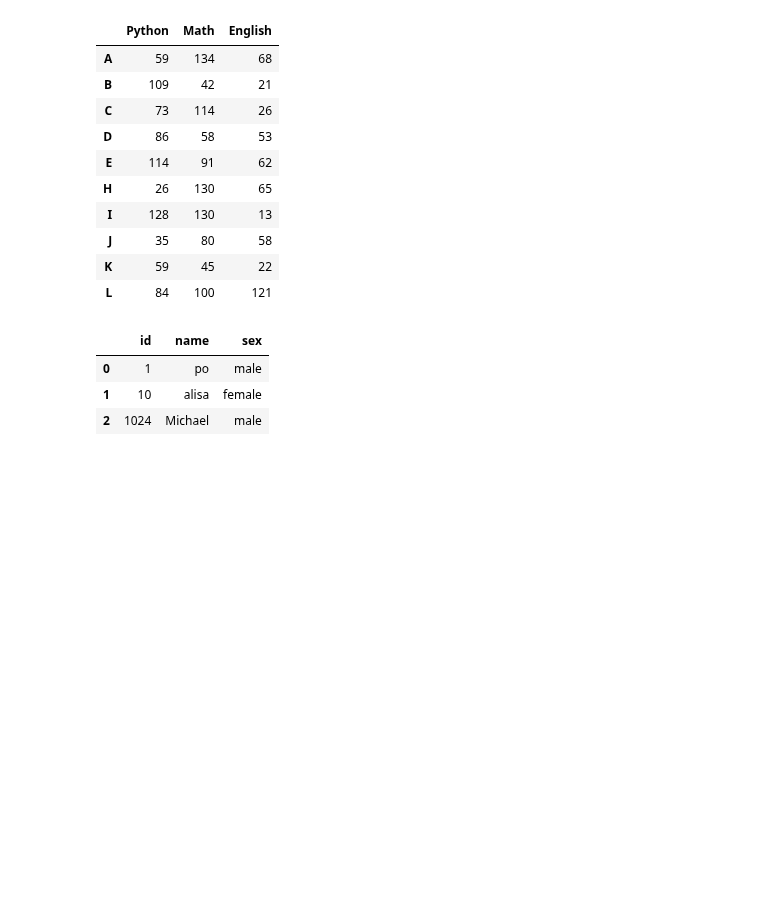
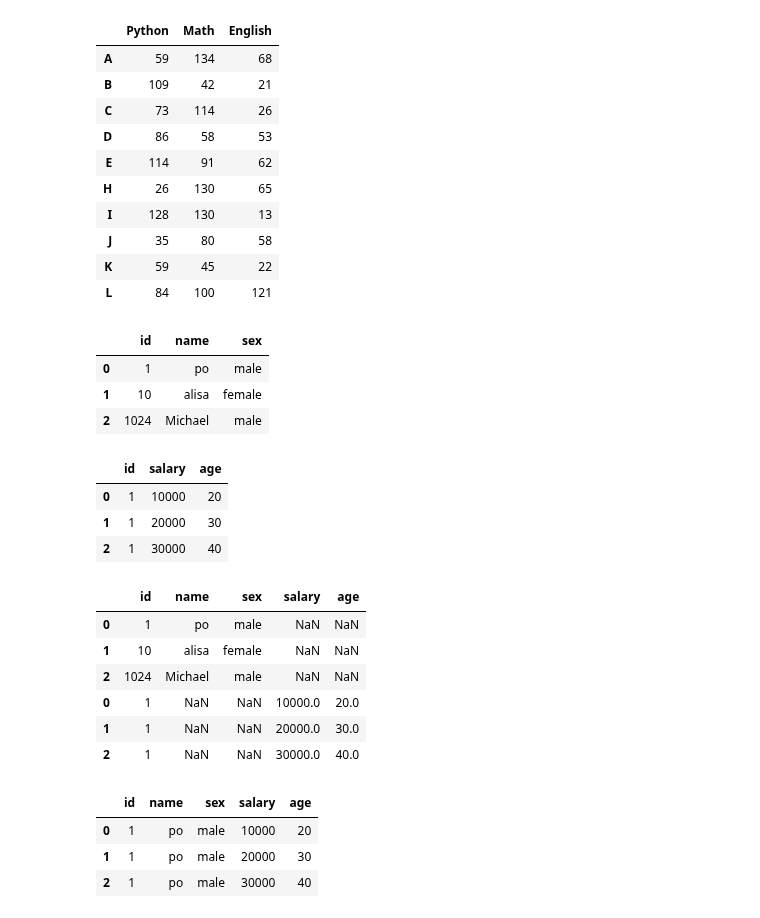
Before and after one commit to TinyHandsome/BookStudy, a Jupyter notebook: python_projects/2-千峰数据分析/7-pandas.ipynb, the cells around one changed output. Cells and saved outputs as stored; diff of their text form; code cells hidden in the pictures; blank space fills up the shorter version.

```diff
--- a/python_projects/2-千峰数据分析/7-pandas.ipynb
+++ b/python_projects/2-千峰数据分析/7-pandas.ipynb
@@ -1596,11 +1596,37 @@ df1.append(df2)
 | K | 59 | 45 | 22 |
 | L | 84 | 100 | 121 |
 # %%
-df = DataFrame({'id': [1, 10, 1024], 'name': ['po', 'alisa', 'Michael'], 'sex': ['male', 'female', 'male']})
+df1 = DataFrame({'id': [1, 10, 1024], 'name': ['po', 'alisa', 'Michael'], 'sex': ['male', 'female', 'male']})
-# %%
-df
-# %% [output]
-|  | id | name | sex |
-| 0 | 1 | po | male |
-| 1 | 10 | alisa | female |
-| 2 | 1024 | Michael | male |
+# %%
+df1
+# %% [output]
+|  | id | name | sex |
+| 0 | 1 | po | male |
+| 1 | 10 | alisa | female |
+| 2 | 1024 | Michael | male |
+# %%
+df2 = DataFrame({'id': [1, 1, 1], 'salary': [10000, 20000, 30000], 'age': [20, 30, 40]})
+# %%
+df2
+# %% [output]
+|  | id | salary | age |
+| 0 | 1 | 10000 | 20 |
+| 1 | 1 | 20000 | 30 |
+| 2 | 1 | 30000 | 40 |
+# %%
+pd.concat([df1, df2])
+# %% [output]
+|  | id | name | sex | salary | age |
+| 0 | 1 | po | male | NaN | NaN |
+| 1 | 10 | alisa | female | NaN | NaN |
+| 2 | 1024 | Michael | male | NaN | NaN |
+| 0 | 1 | NaN | NaN | 10000.0 | 20.0 |
+| 1 | 1 | NaN | NaN | 20000.0 | 30.0 |
+| 2 | 1 | NaN | NaN | 30000.0 | 40.0 |
+# %%
+df1.merge(df2)
+# %% [output]
+|  | id | name | sex | salary | age |
+| 0 | 1 | po | male | 10000 | 20 |
+| 1 | 1 | po | male | 20000 | 30 |
+| 2 | 1 | po | male | 30000 | 40 |
```
Also changed, not shown: 1 other file.
